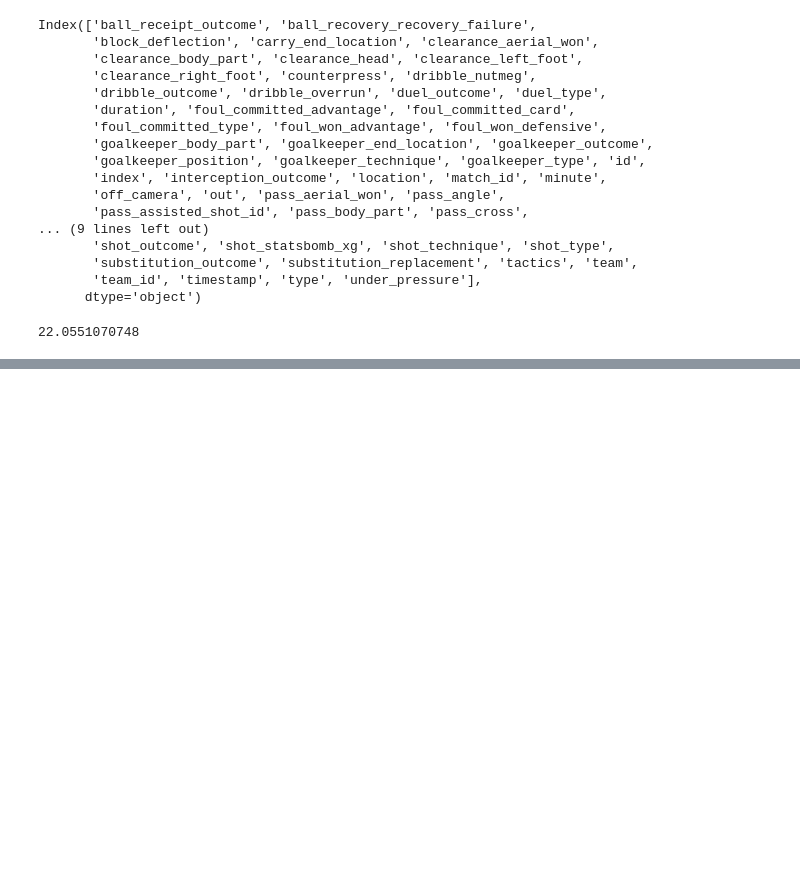
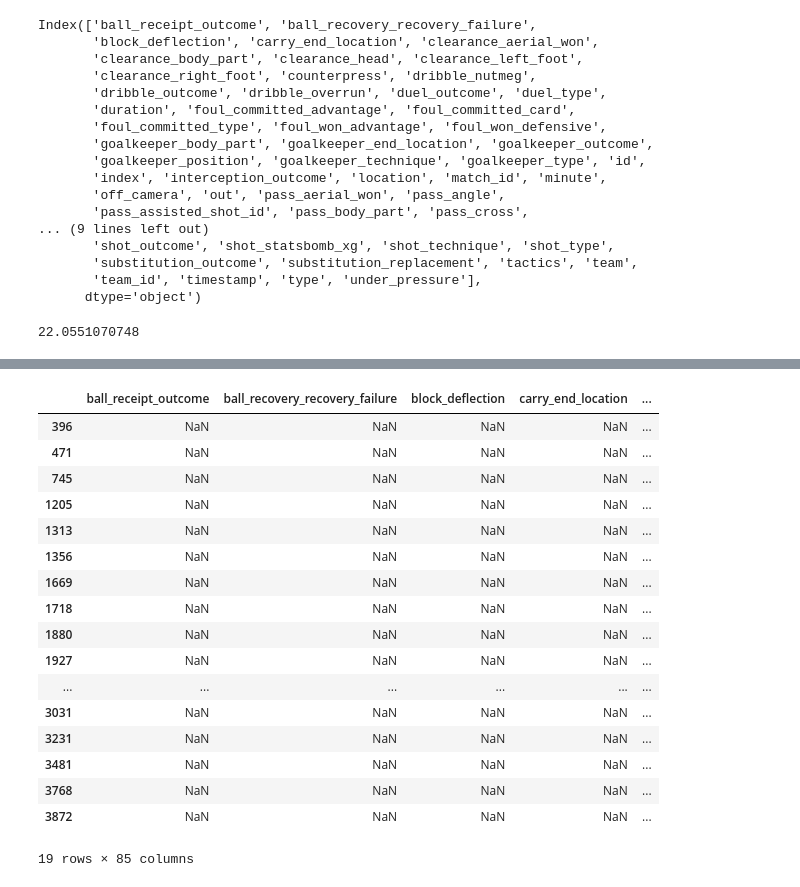
Before and after one commit to Football-Analytics-UCU/Bayern-Munich, a Jupyter notebook: research/ms_general_info_tab_data.ipynb, the cells around one changed output, grey strips where cells are left out. Drawn from its saved outputs; the diff is of its cells as text; code cells hidden in the pictures; blank space fills up the shorter version.

```diff
--- a/research/ms_general_info_tab_data.ipynb
+++ b/research/ms_general_info_tab_data.ipynb
@@ -622,0 +790,21 @@ data.pass_length.sum() / 1000
+# %%
+data[data.type == 'Foul Committed']
+# %% [output]
+|  | ball_receipt_outcome | ball_recovery_recovery_failure | block_deflection | carry_end_location | ... |
+| 396 | NaN | NaN | NaN | NaN | ... |
+| 471 | NaN | NaN | NaN | NaN | ... |
+| 745 | NaN | NaN | NaN | NaN | ... |
+| 1205 | NaN | NaN | NaN | NaN | ... |
+| 1313 | NaN | NaN | NaN | NaN | ... |
+| 1356 | NaN | NaN | NaN | NaN | ... |
+| 1669 | NaN | NaN | NaN | NaN | ... |
+| 1718 | NaN | NaN | NaN | NaN | ... |
+| 1880 | NaN | NaN | NaN | NaN | ... |
+| 1927 | NaN | NaN | NaN | NaN | ... |
+| ... | ... | ... | ... | ... | ... |
+| 3031 | NaN | NaN | NaN | NaN | ... |
+| 3231 | NaN | NaN | NaN | NaN | ... |
+| 3481 | NaN | NaN | NaN | NaN | ... |
+| 3768 | NaN | NaN | NaN | NaN | ... |
+| 3872 | NaN | NaN | NaN | NaN | ... |
+19 rows × 85 columns
```
Also changed, not shown: parts of 13 cells of this notebook, 2 other files.
